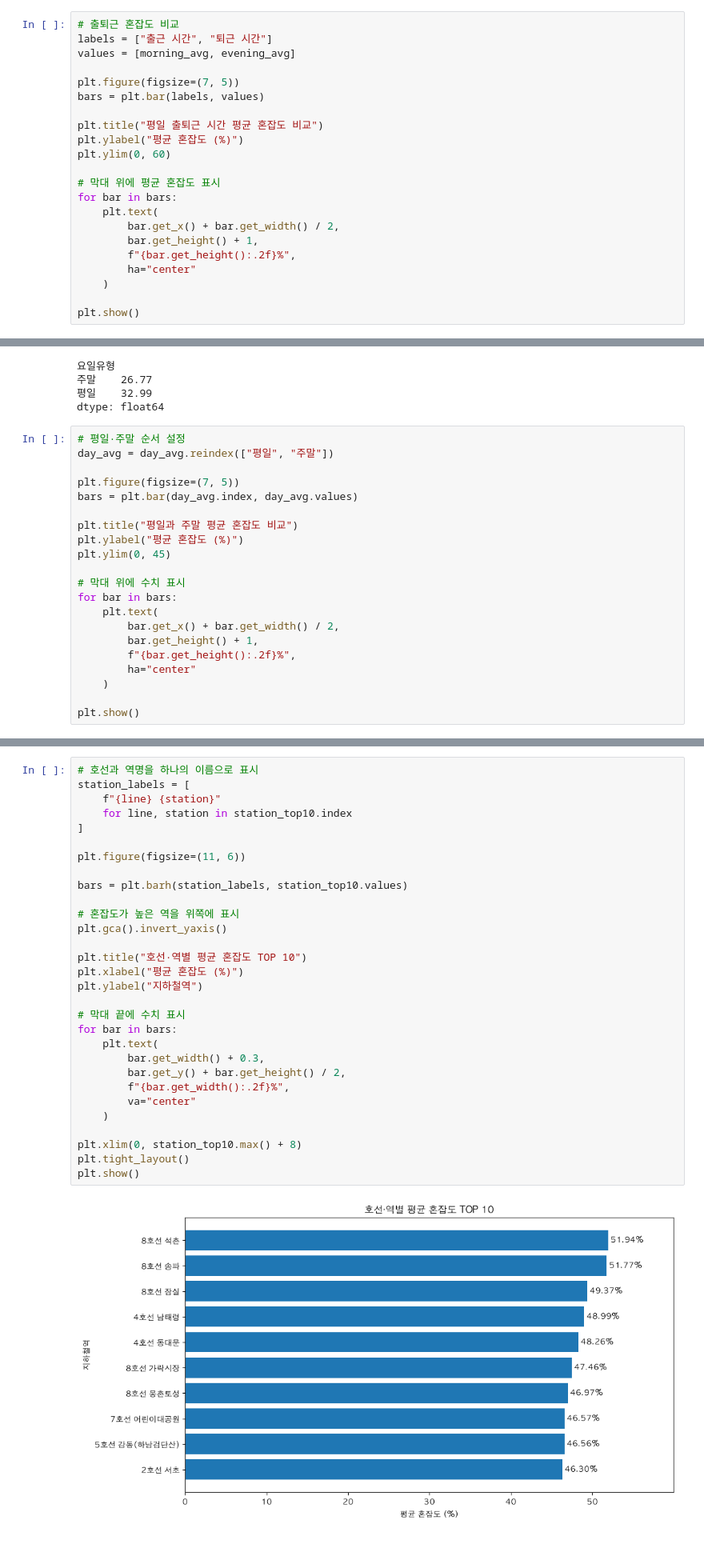
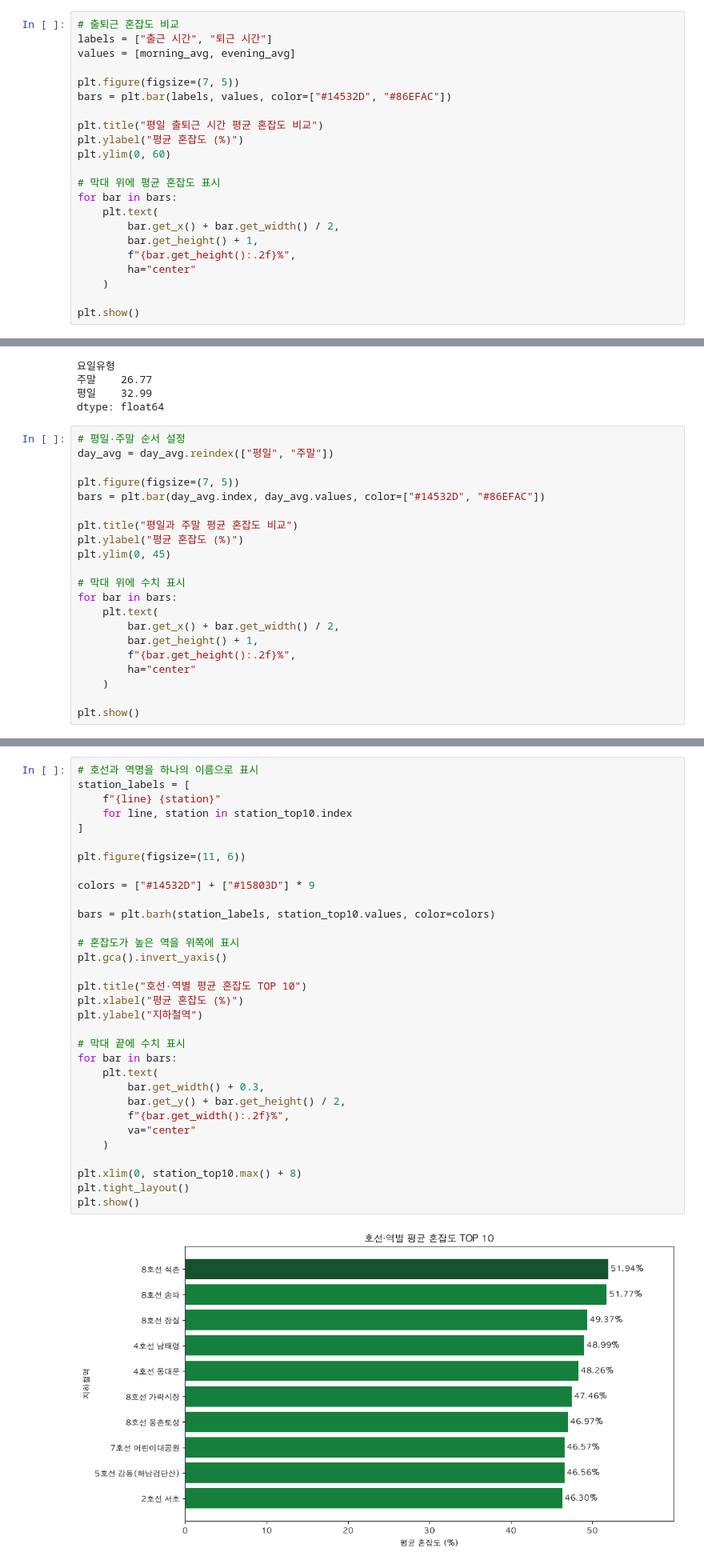
Before and after one commit to olloir/Subway_Congestion, a Jupyter notebook: Subway_Congestion.ipynb, the cells around one changed output, grey strips where cells are left out. Shown at 80% size. Drawn from its saved outputs; the diff is of its cells as text.

```diff
--- a/Subway_Congestion.ipynb
+++ b/Subway_Congestion.ipynb
@@ -159,7 +159,7 @@ labels = ["출근 시간", "퇴근 시간"]
 values = [morning_avg, evening_avg]
 
 plt.figure(figsize=(7, 5))
-bars = plt.bar(labels, values)
+bars = plt.bar(labels, values, color=["#14532D", "#86EFAC"])
 
 plt.title("평일 출퇴근 시간 평균 혼잡도 비교")
 plt.ylabel("평균 혼잡도 (%)")
@@ -213,7 +213,7 @@ dtype: float64
 day_avg = day_avg.reindex(["평일", "주말"])
 
 plt.figure(figsize=(7, 5))
-bars = plt.bar(day_avg.index, day_avg.values)
+bars = plt.bar(day_avg.index, day_avg.values, color=["#14532D", "#86EFAC"])
 
 plt.title("평일과 주말 평균 혼잡도 비교")
 plt.ylabel("평균 혼잡도 (%)")
@@ -322,32 +320,34 @@ Name: 평균혼잡도, dtype: float64
 # %%
 # 호선과 역명을 하나의 이름으로 표시
 station_labels = [
     f"{line} {station}"
     for line, station in station_top10.index
 ]
 
 plt.figure(figsize=(11, 6))
 
-bars = plt.barh(station_labels, station_top10.values)
+colors = ["#14532D"] + ["#15803D"] * 9
+
+bars = plt.barh(station_labels, station_top10.values, color=colors)
 
 # 혼잡도가 높은 역을 위쪽에 표시
 plt.gca().invert_yaxis()
 
 plt.title("호선·역별 평균 혼잡도 TOP 10")
 plt.xlabel("평균 혼잡도 (%)")
 plt.ylabel("지하철역")
 
 # 막대 끝에 수치 표시
 for bar in bars:
     plt.text(
         bar.get_width() + 0.3,
         bar.get_y() + bar.get_height() / 2,
         f"{bar.get_width():.2f}%",
         va="center"
     )
 
 plt.xlim(0, station_top10.max() + 8)
 plt.tight_layout()
 plt.show()
 # %% [output]
-[figure, old version]
+[figure, new version]
```
Also changed, not shown: parts of 7 cells of this notebook.
